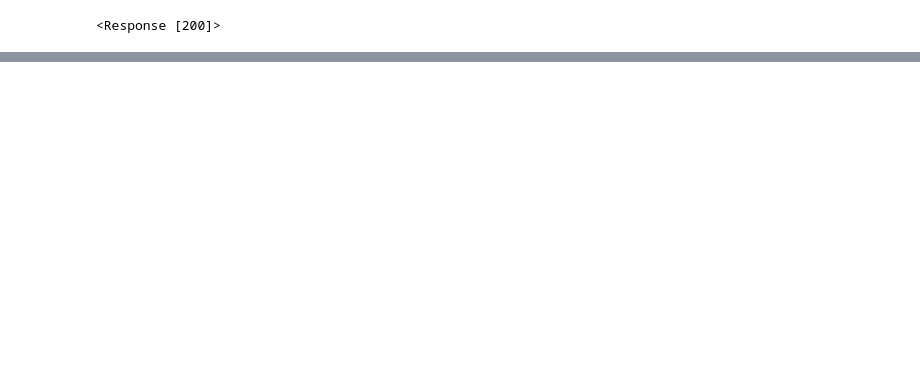
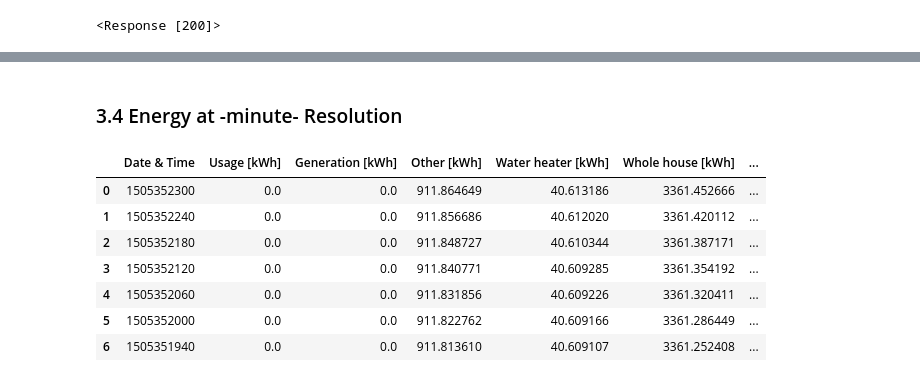
Before and after one commit to erdl/lonoa, a Jupyter notebook: egauge/Requesting raw data from eGauge API.ipynb, the cells around one changed output, grey strips where cells are left out. Saved outputs shown, nothing was run; the diff lists cells and outputs as text; code cells hidden in the pictures; blank space fills up the shorter version.

Commit message:
#4 Added additional sections to discuss delta compression ambiguity

```diff
--- a/egauge/Requesting raw data from eGauge API.ipynb
+++ b/egauge/Requesting raw data from eGauge API.ipynb
@@ -34,3 +32,5 @@ sensor_id = 31871
+# %%
+sensor_id = 34111 #ACC House 1 ; Purpose ID 136
 # %% [markdown]
 The list of available parameters [1] at the time this Python notebook was made is shown below for reproducibility.
 
@@ -103,0 +208,19 @@ print({h: list(map(float,columns[i])) for i,h in enumerate(headers)})
+# %%
+# As originally used in the first request by the notebook
+
+iso_start_datetimez = '2017-09-13T15:19:00-10'
+iso_end_datetimez = '2017-09-13T15:25:00-10'
+
+start_timestamp = arrow.get(iso_start_datetimez).timestamp
+end_timestamp = arrow.get(iso_end_datetimez).timestamp
+
+time_window = {'t': start_timestamp, 'f': end_timestamp}
+
+
+
+host = 'http://egauge{}.egaug.es/cgi-bin/egauge-show?'
+host = host.format(sensor_id) + '&' + minutes + '&' + output_csv + '&' + delta_compression
+r = requests.get(host,params=time_window)
+string_csv_file = r.text
+df = pd.read_csv(StringIO(r.text))
+df
@@ -103,0 +235,18 @@ print({h: list(map(float,columns[i])) for i,h in enumerate(headers)})
+# %% [markdown]
+### 3.4 Energy at -minute- Resolution
+# %%
+host = 'http://egauge{}.egaug.es/cgi-bin/egauge-show?'
+host = host.format(sensor_id) + '&' + minutes + '&' + output_csv # No delta-compression
+r = requests.get(host,params=time_window)
+string_csv_file = r.text
+df = pd.read_csv(StringIO(r.text))
+df
+# %% [output]
+|  | Date & Time | Usage [kWh] | Generation [kWh] | Other [kWh] | Water heater [kWh] | Whole house [kWh] | ... |
+| 0 | 1505352300 | 0.0 | 0.0 | 911.864649 | 40.613186 | 3361.452666 | ... |
+| 1 | 1505352240 | 0.0 | 0.0 | 911.856686 | 40.612020 | 3361.420112 | ... |
+| 2 | 1505352180 | 0.0 | 0.0 | 911.848727 | 40.610344 | 3361.387171 | ... |
+| 3 | 1505352120 | 0.0 | 0.0 | 911.840771 | 40.609285 | 3361.354192 | ... |
+| 4 | 1505352060 | 0.0 | 0.0 | 911.831856 | 40.609226 | 3361.320411 | ... |
+| 5 | 1505352000 | 0.0 | 0.0 | 911.822762 | 40.609166 | 3361.286449 | ... |
+| 6 | 1505351940 | 0.0 | 0.0 | 911.813610 | 40.609107 | 3361.252408 | ... |
```
Also changed, not shown: parts of 30 cells of this notebook, 1 other file.
